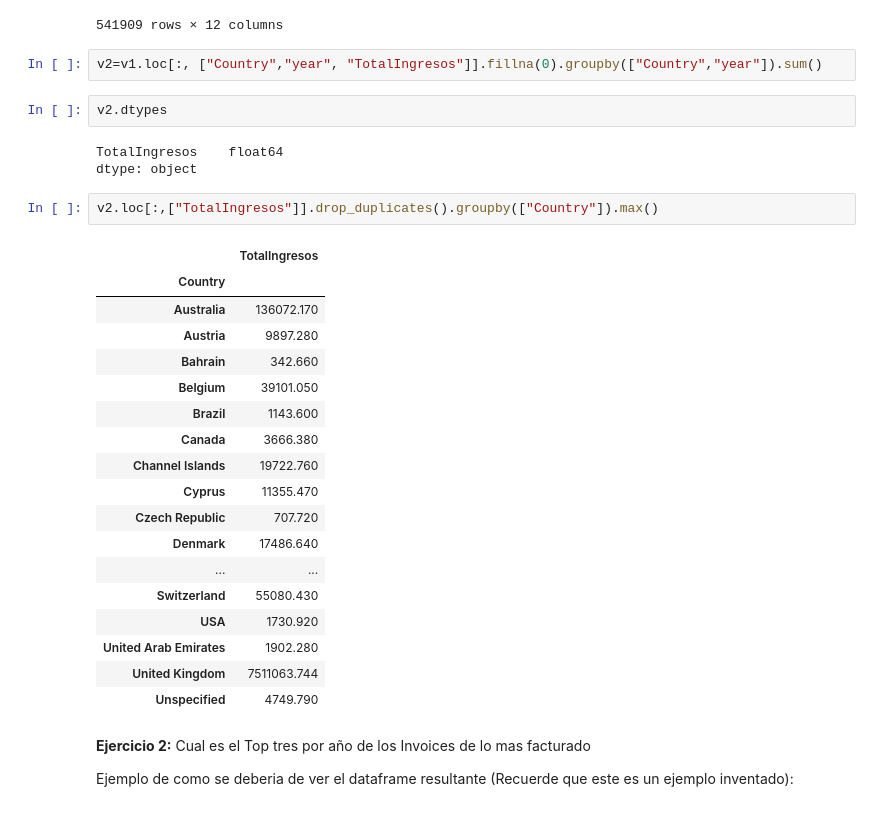
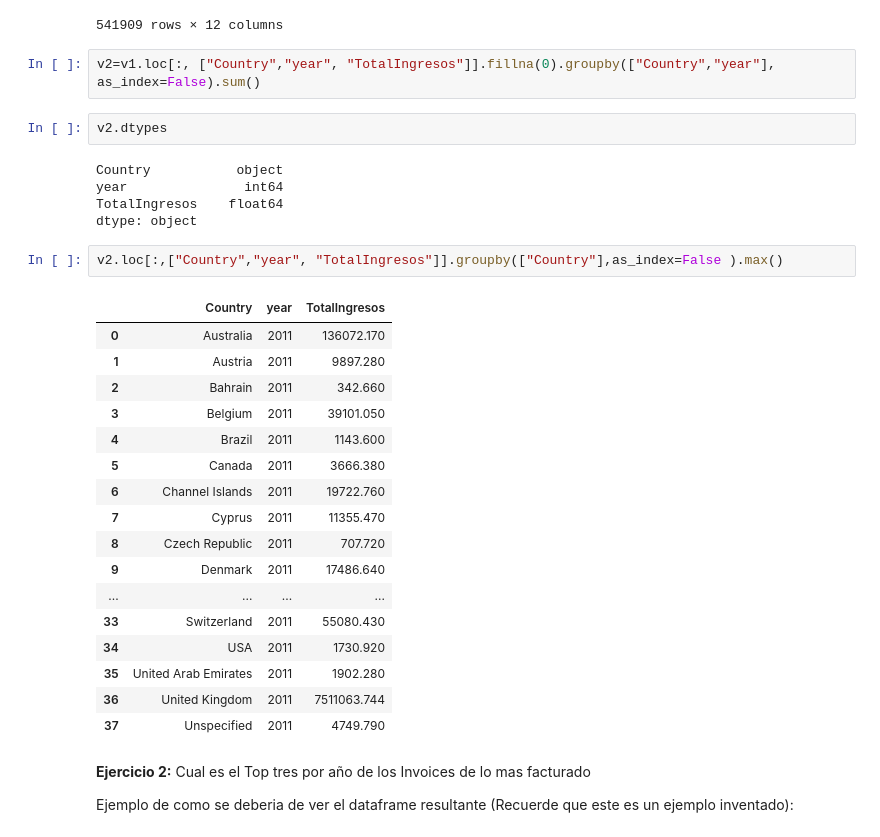
Before and after one commit to Michael11062001/e-commerce-analysis, a Jupyter notebook: EDA.ipynb, the cells around one changed output. Saved outputs shown, nothing was run; the diff lists cells and outputs as text.

```diff
--- a/EDA.ipynb
+++ b/EDA.ipynb
@@ -136,33 +136,34 @@ v1
 | 541908 | 581587 | 22138 | BAKING SET 9 PIECE RETROSPOT | 3 | 2011-12-09 12:50:00 | 4.95 | 12680.0 | France | 2011 | ... |
 541909 rows × 12 columns
 # %%
-v2=v1.loc[:, ["Country","year", "TotalIngresos"]].fillna(0).groupby(["Country","year"]).sum()
+v2=v1.loc[:, ["Country","year", "TotalIngresos"]].fillna(0).groupby(["Country","year"], as_index=False).sum()
 # %%
 v2.dtypes
 # %% [output]
+Country           object
+year               int64
 TotalIngresos    float64
 dtype: object
 # %%
-v2.loc[:,["TotalIngresos"]].drop_duplicates().groupby(["Country"]).max()
+v2.loc[:,["Country","year", "TotalIngresos"]].groupby(["Country"],as_index=False ).max()
 # %% [output]
-|  | TotalIngresos |
-| Country |  |
-| Australia | 136072.170 |
-| Austria | 9897.280 |
-| Bahrain | 342.660 |
-| Belgium | 39101.050 |
-| Brazil | 1143.600 |
-| Canada | 3666.380 |
-| Channel Islands | 19722.760 |
-| Cyprus | 11355.470 |
-| Czech Republic | 707.720 |
-| Denmark | 17486.640 |
-| ... | ... |
-| Switzerland | 55080.430 |
-| USA | 1730.920 |
-| United Arab Emirates | 1902.280 |
-| United Kingdom | 7511063.744 |
-| Unspecified | 4749.790 |
+|  | Country | year | TotalIngresos |
+| 0 | Australia | 2011 | 136072.170 |
+| 1 | Austria | 2011 | 9897.280 |
+| 2 | Bahrain | 2011 | 342.660 |
+| 3 | Belgium | 2011 | 39101.050 |
+| 4 | Brazil | 2011 | 1143.600 |
+| 5 | Canada | 2011 | 3666.380 |
+| 6 | Channel Islands | 2011 | 19722.760 |
+| 7 | Cyprus | 2011 | 11355.470 |
+| 8 | Czech Republic | 2011 | 707.720 |
+| 9 | Denmark | 2011 | 17486.640 |
+| ... | ... | ... | ... |
+| 33 | Switzerland | 2011 | 55080.430 |
+| 34 | USA | 2011 | 1730.920 |
+| 35 | United Arab Emirates | 2011 | 1902.280 |
+| 36 | United Kingdom | 2011 | 7511063.744 |
+| 37 | Unspecified | 2011 | 4749.790 |
 # %% [markdown]
 **Ejercicio 2:** Cual es el Top tres por año de los Invoices de lo mas facturado
 
```
Also changed, not shown: parts of 11 cells of this notebook.
